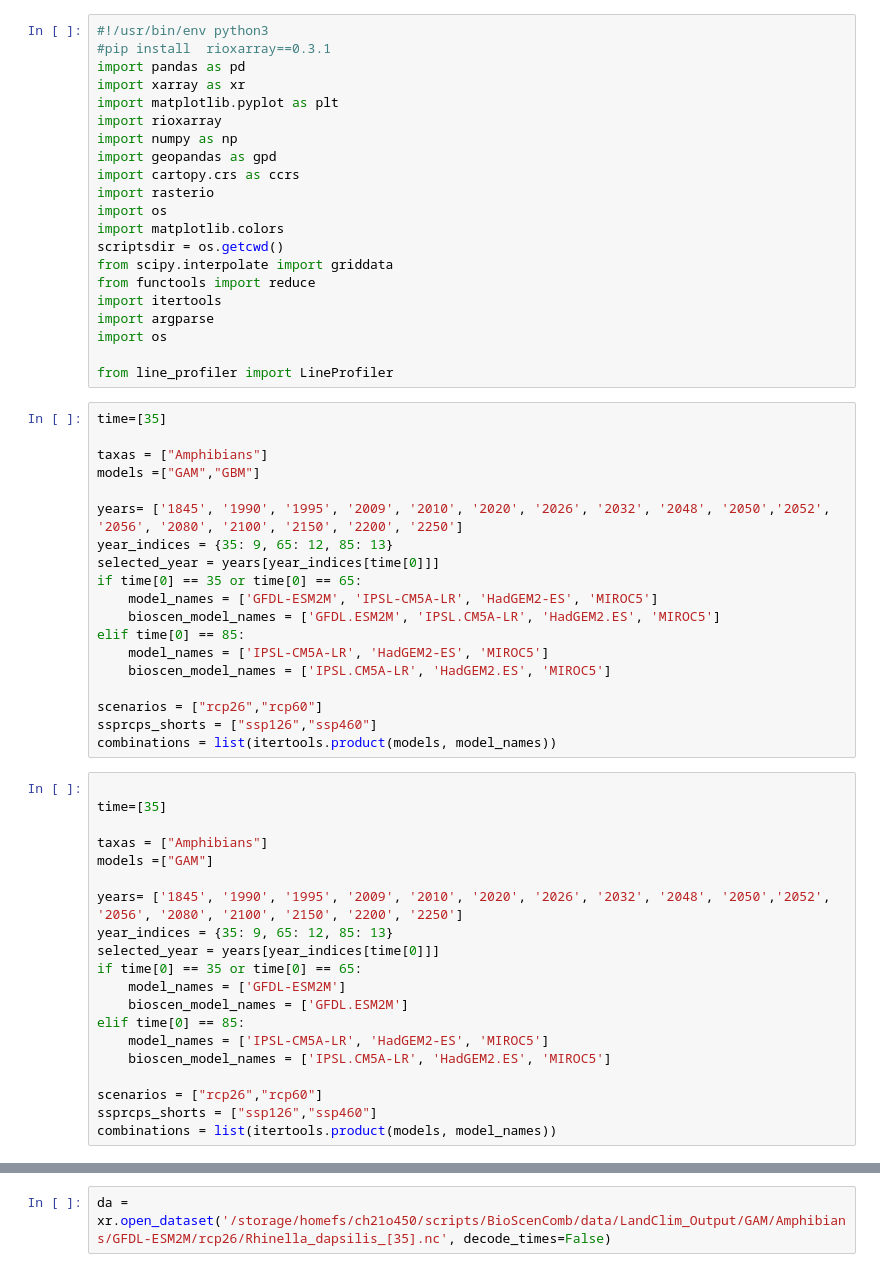
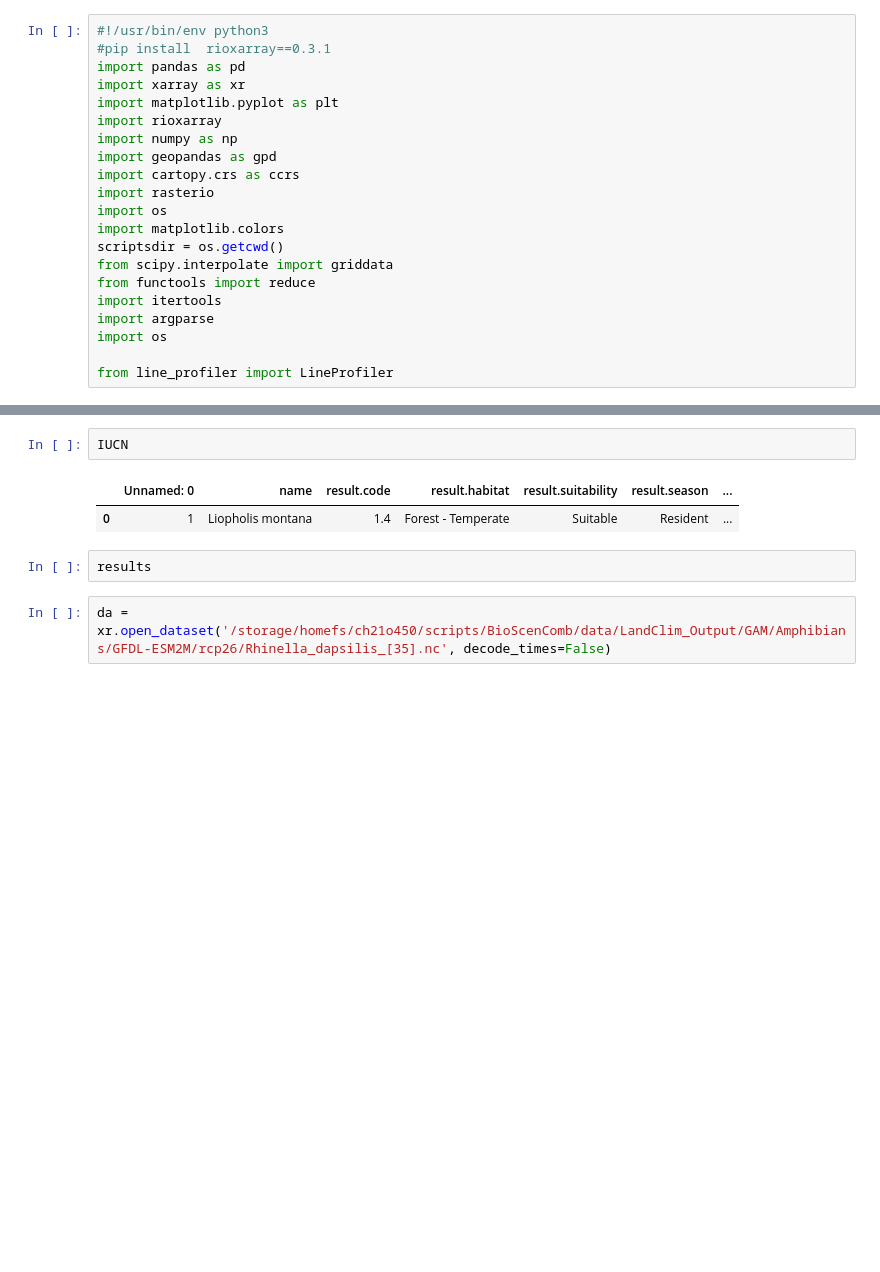
Before and after one commit to wyssacademy-unibe-ch/climate_Hari_etal_BioscenComb, a Jupyter notebook: luf.ipynb, the cells around one changed output, grey strips where cells are left out. Saved outputs shown, nothing was run; the diff lists cells and outputs as text; blank space fills up the shorter version.

```diff
--- a/landuse_filter.ipynb
+++ b/luf.ipynb
@@ -19,42 +19,3 @@ import argparse
 import os
 
 from line_profiler import LineProfiler
-# %%
-time=[35]
-
-taxas = ["Amphibians"]
-models =["GAM","GBM"]
-
-years= ['1845', '1990', '1995', '2009', '2010', '2020', '2026', '2032', '2048', '2050','2052', '2056', '2080', '2100', '2150', '2200', '2250']
-year_indices = {35: 9, 65: 12, 85: 13}
-selected_year = years[year_indices[time[0]]]
-if time[0] == 35 or time[0] == 65:
-    model_names = ['GFDL-ESM2M', 'IPSL-CM5A-LR', 'HadGEM2-ES', 'MIROC5']
-    bioscen_model_names = ['GFDL.ESM2M', 'IPSL.CM5A-LR', 'HadGEM2.ES', 'MIROC5']
-elif time[0] == 85:
-    model_names = ['IPSL-CM5A-LR', 'HadGEM2-ES', 'MIROC5']
-    bioscen_model_names = ['IPSL.CM5A-LR', 'HadGEM2.ES', 'MIROC5']
-
-scenarios = ["rcp26","rcp60"]
-ssprcps_shorts = ["ssp126","ssp460"]
-combinations = list(itertools.product(models, model_names))
-# %%
-
-time=[35]
-
-taxas = ["Amphibians"]
-models =["GAM"]
-
-years= ['1845', '1990', '1995', '2009', '2010', '2020', '2026', '2032', '2048', '2050','2052', '2056', '2080', '2100', '2150', '2200', '2250']
-year_indices = {35: 9, 65: 12, 85: 13}
-selected_year = years[year_indices[time[0]]]
-if time[0] == 35 or time[0] == 65:
-    model_names = ['GFDL-ESM2M']
-    bioscen_model_names = ['GFDL.ESM2M']
-elif time[0] == 85:
-    model_names = ['IPSL-CM5A-LR', 'HadGEM2-ES', 'MIROC5']
-    bioscen_model_names = ['IPSL.CM5A-LR', 'HadGEM2.ES', 'MIROC5']
-
-scenarios = ["rcp26","rcp60"]
-ssprcps_shorts = ["ssp126","ssp460"]
-combinations = list(itertools.product(models, model_names))
@@ -61,3 +176,10 @@ combinations = list(itertools.product(models, model_names))
+# %%
+IUCN
+# %% [output]
+|  | Unnamed: 0 | name | result.code | result.habitat | result.suitability | result.season | ... |
+| 0 | 1 | Liopholis montana | 1.4 | Forest - Temperate | Suitable | Resident | ... |
+# %%
+results
 # %%
 da = xr.open_dataset('/storage/homefs/ch21o450/scripts/BioScenComb/data/LandClim_Output/GAM/Amphibians/GFDL-ESM2M/rcp26/Rhinella_dapsilis_[35].nc', decode_times=False)
 # %%
```
Also changed, not shown: parts of 1 cell of this notebook, 4 other files.
